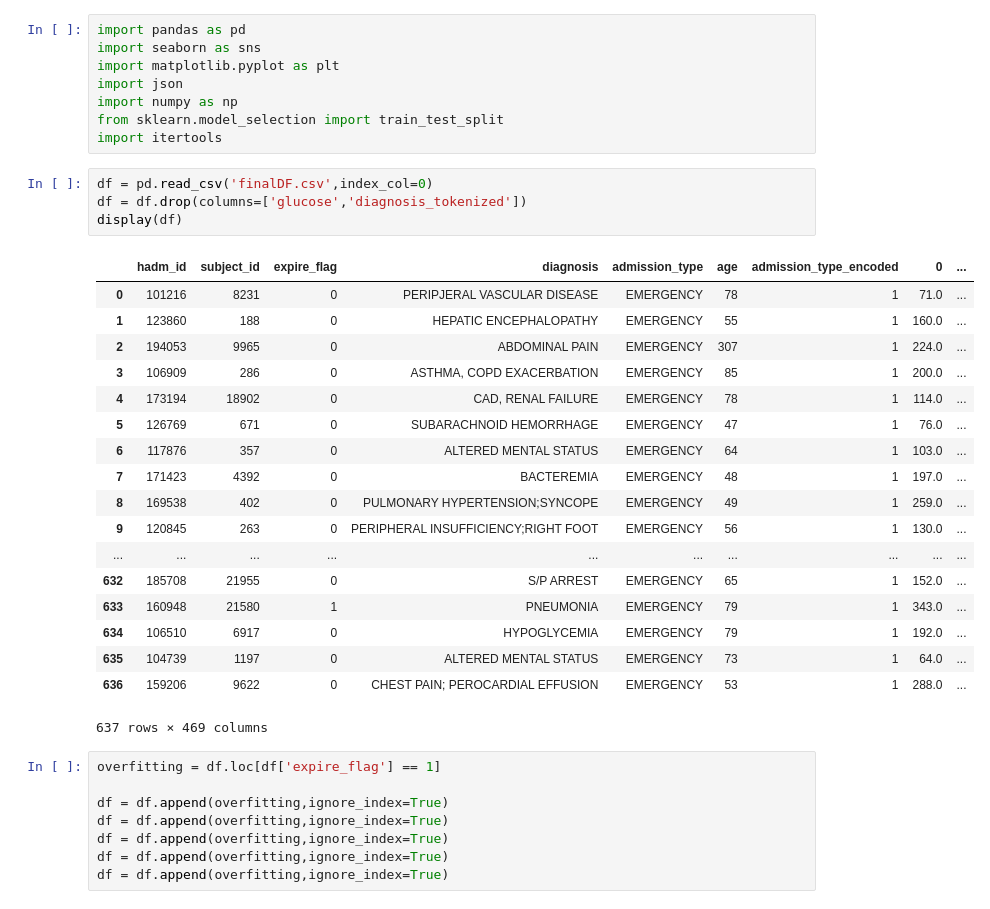
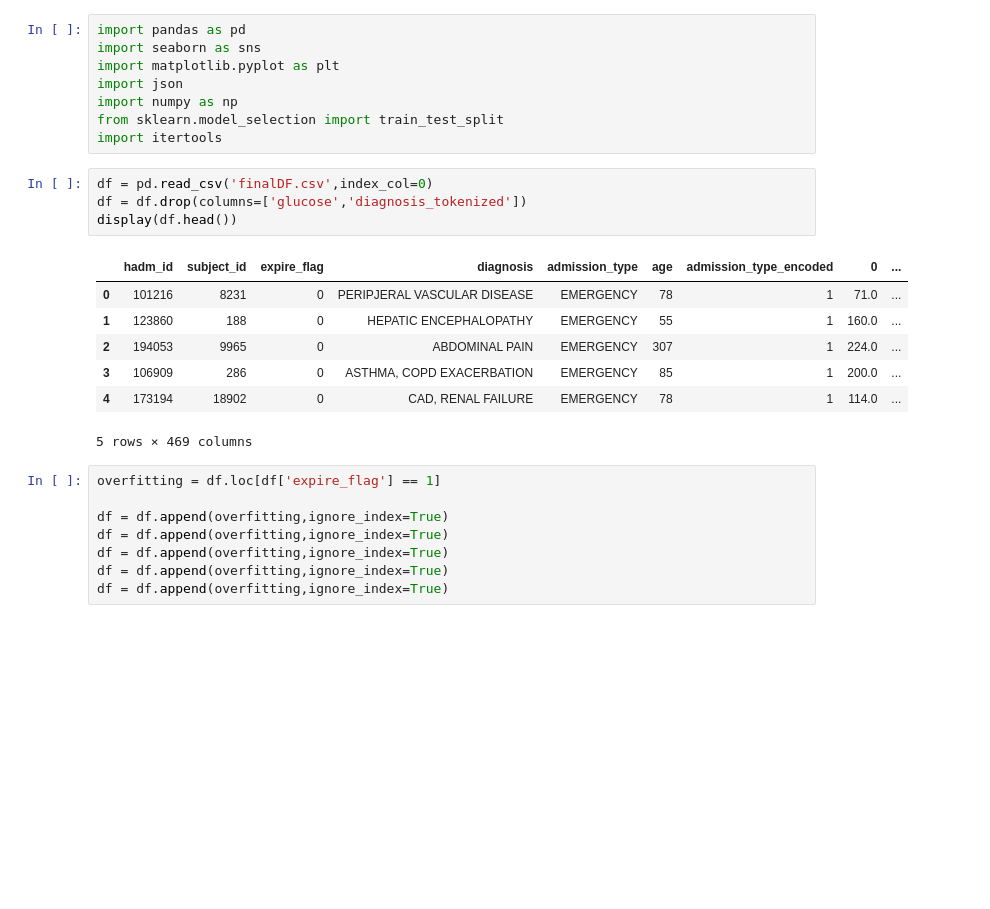
Before and after one commit to imw2/Diabetes-Diagnosis-Prediction, a Jupyter notebook: M. Week 2-18-2019/Feature Importance and Heatmap.ipynb, the cells around one changed output. Cells and saved outputs as stored; diff of their text form; blank space fills up the shorter version.

```diff
--- a/M. Week 2-18-2019/Feature Importance and Heatmap.ipynb
+++ b/M. Week 2-18-2019/Feature Importance and Heatmap.ipynb
@@ -11,26 +11,15 @@ import itertools
 # %%
 df = pd.read_csv('finalDF.csv',index_col=0)
 df = df.drop(columns=['glucose','diagnosis_tokenized'])
-display(df)
+display(df.head())
 # %% [output]
 |  | hadm_id | subject_id | expire_flag | diagnosis | admission_type | age | admission_type_encoded | 0 | ... |
 | 0 | 101216 | 8231 | 0 | PERIPJERAL VASCULAR DISEASE | EMERGENCY | 78 | 1 | 71.0 | ... |
 | 1 | 123860 | 188 | 0 | HEPATIC ENCEPHALOPATHY | EMERGENCY | 55 | 1 | 160.0 | ... |
 | 2 | 194053 | 9965 | 0 | ABDOMINAL PAIN | EMERGENCY | 307 | 1 | 224.0 | ... |
 | 3 | 106909 | 286 | 0 | ASTHMA, COPD EXACERBATION | EMERGENCY | 85 | 1 | 200.0 | ... |
 | 4 | 173194 | 18902 | 0 | CAD, RENAL FAILURE | EMERGENCY | 78 | 1 | 114.0 | ... |
-| 5 | 126769 | 671 | 0 | SUBARACHNOID HEMORRHAGE | EMERGENCY | 47 | 1 | 76.0 | ... |
-| 6 | 117876 | 357 | 0 | ALTERED MENTAL STATUS | EMERGENCY | 64 | 1 | 103.0 | ... |
-| 7 | 171423 | 4392 | 0 | BACTEREMIA | EMERGENCY | 48 | 1 | 197.0 | ... |
-| 8 | 169538 | 402 | 0 | PULMONARY HYPERTENSION;SYNCOPE | EMERGENCY | 49 | 1 | 259.0 | ... |
-| 9 | 120845 | 263 | 0 | PERIPHERAL INSUFFICIENCY;RIGHT FOOT | EMERGENCY | 56 | 1 | 130.0 | ... |
-| ... | ... | ... | ... | ... | ... | ... | ... | ... | ... |
-| 632 | 185708 | 21955 | 0 | S/P ARREST | EMERGENCY | 65 | 1 | 152.0 | ... |
-| 633 | 160948 | 21580 | 1 | PNEUMONIA | EMERGENCY | 79 | 1 | 343.0 | ... |
-| 634 | 106510 | 6917 | 0 | HYPOGLYCEMIA | EMERGENCY | 79 | 1 | 192.0 | ... |
-| 635 | 104739 | 1197 | 0 | ALTERED MENTAL STATUS | EMERGENCY | 73 | 1 | 64.0 | ... |
-| 636 | 159206 | 9622 | 0 | CHEST PAIN; PEROCARDIAL EFFUSION | EMERGENCY | 53 | 1 | 288.0 | ... |
-637 rows × 469 columns
+5 rows × 469 columns
 # %%
 overfitting = df.loc[df['expire_flag'] == 1]
 
```
Also changed, not shown: 1 other file.
